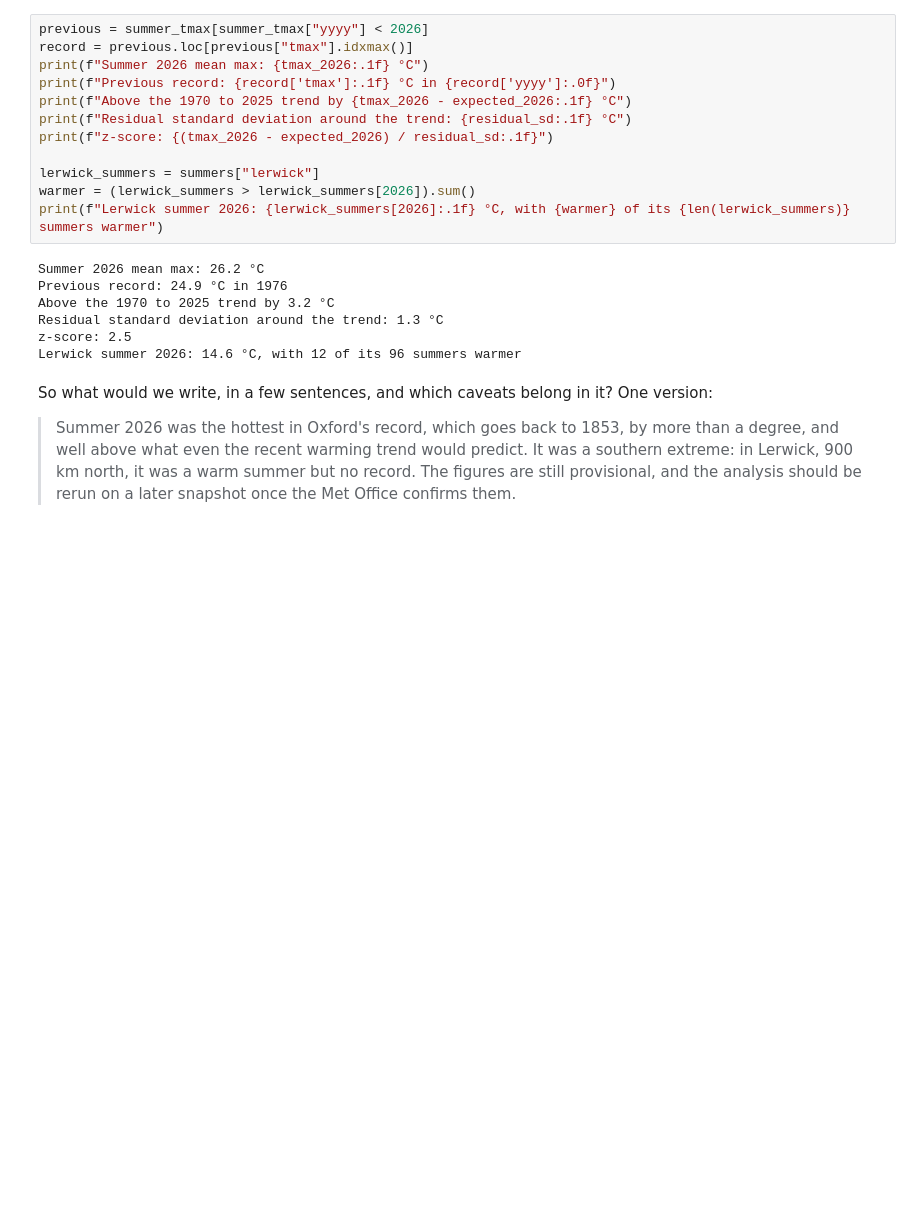
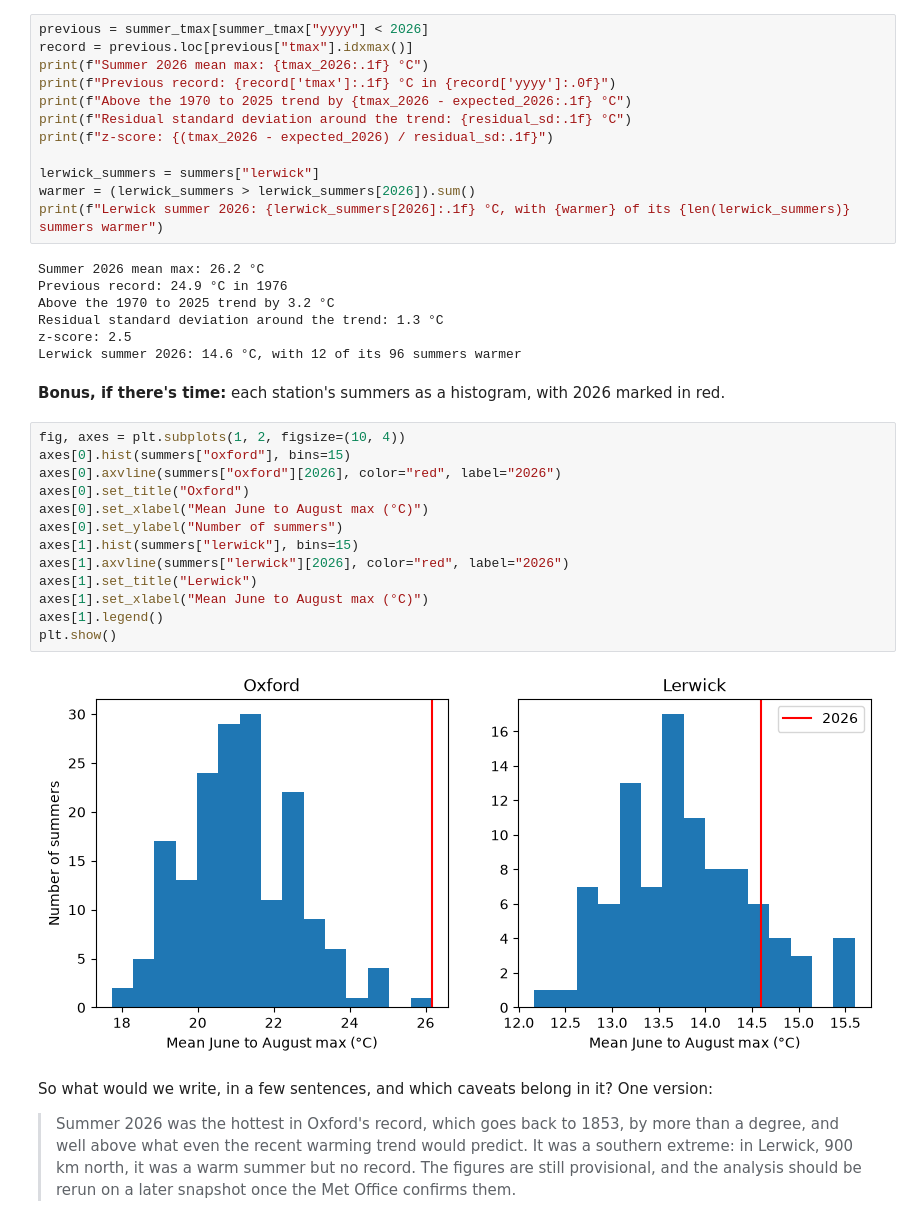
Before and after one commit to cafoala/cfrr-python-for-data-analysis, a Jupyter notebook: notebooks/day2_solutions.ipynb, the cells around one changed output. Saved outputs shown, nothing was run; the diff lists cells and outputs as text; blank space fills up the shorter version.

```diff
--- a/notebooks/day2_solutions.ipynb
+++ b/notebooks/day2_solutions.ipynb
@@ -725,6 +753,23 @@ Above the 1970 to 2025 trend by 3.2 °C
 Residual standard deviation around the trend: 1.3 °C
 z-score: 2.5
 Lerwick summer 2026: 14.6 °C, with 12 of its 96 summers warmer
+# %% [markdown]
+**Bonus, if there's time:** each station's summers as a histogram, with 2026 marked in red.
+# %%
+fig, axes = plt.subplots(1, 2, figsize=(10, 4))
+axes[0].hist(summers["oxford"], bins=15)
+axes[0].axvline(summers["oxford"][2026], color="red", label="2026")
+axes[0].set_title("Oxford")
+axes[0].set_xlabel("Mean June to August max (°C)")
+axes[0].set_ylabel("Number of summers")
+axes[1].hist(summers["lerwick"], bins=15)
+axes[1].axvline(summers["lerwick"][2026], color="red", label="2026")
+axes[1].set_title("Lerwick")
+axes[1].set_xlabel("Mean June to August max (°C)")
+axes[1].legend()
+plt.show()
+# %% [output]
+[figure, added]
 # %% [markdown]
 So what would we write, in a few sentences, and which caveats belong in it? One version:
 
```
Also changed, not shown: parts of 4 cells of this notebook, 2 other files.
